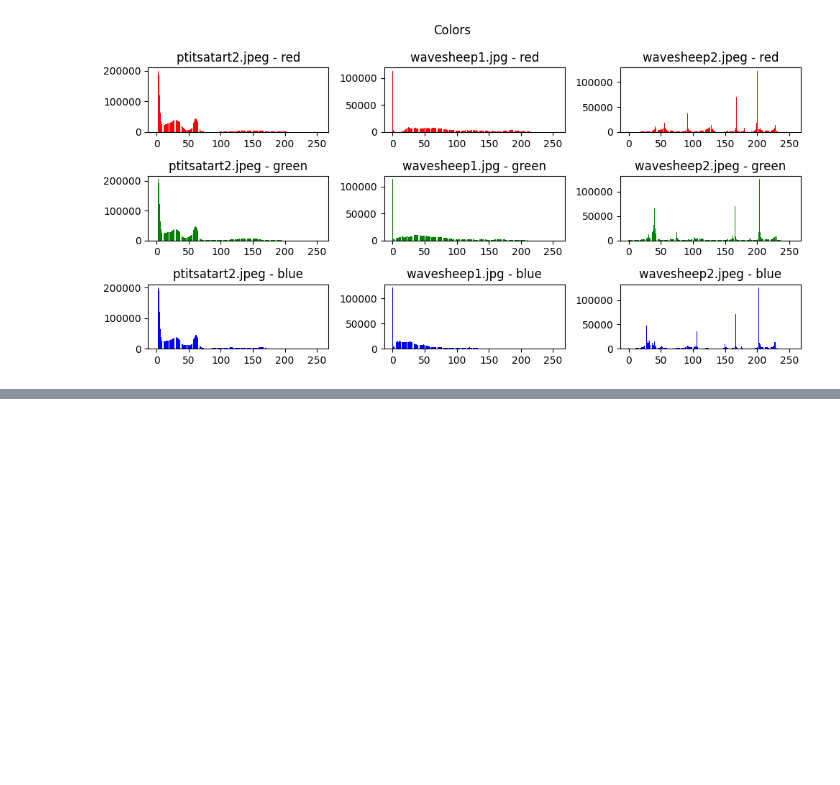
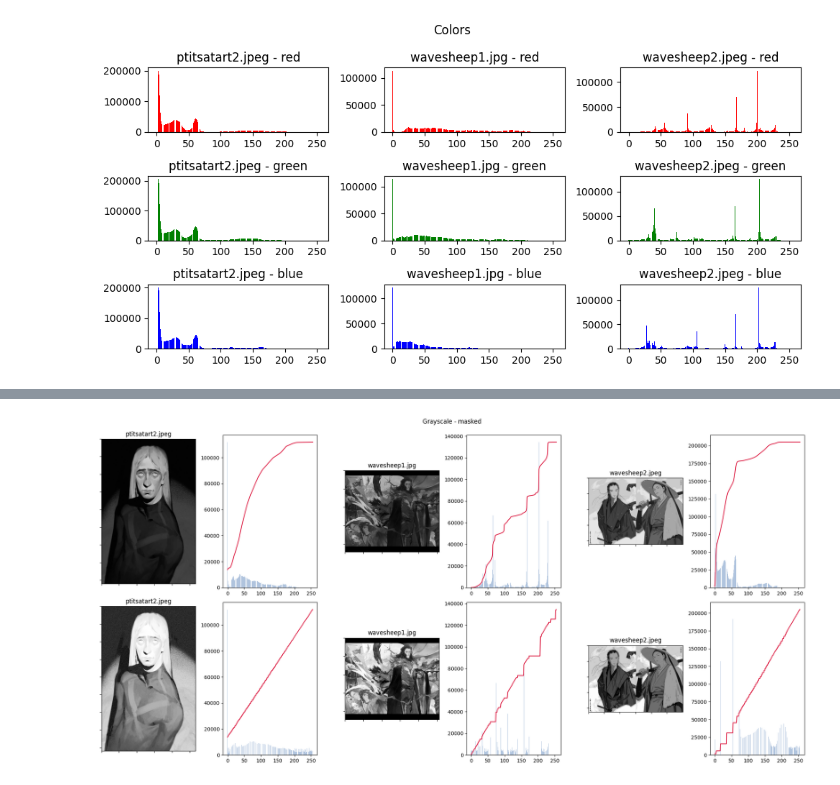
Before and after one commit to mshajarrazip/OpenCV-Notes, a Jupyter notebook: python/histogram.ipynb, the cells around one changed output, grey strips where cells are left out. Cells and saved outputs as stored; diff of their text form; code cells hidden in the pictures; blank space fills up the shorter version.

Commit message:
Played with equalization

```diff
--- a/python/histogram.ipynb
+++ b/python/histogram.ipynb
@@ -168,0 +171,40 @@ plt.show()
+# %%
+# using calcHist
+fig, ax = plt.subplots(2, img_count*2, figsize=(20, 10))
+
+for i, imset in enumerate(img_set):
+    basename, content = imset
+    h, w, img, img_rgb, img_gray = content
+    img_ = img_gray
+
+    histo = cv.calcHist([img_], [0], None, [256], [0, 256])
+
+    cdf = histo.cumsum()
+    cdf_normalized = cdf * float(histo.max()) / cdf.max()
+
+    show_image(
+        img_, ax=ax[0][i*2], title=f"{basename}", imshow_args={'cmap': 'gray'}
+    )
+    ax[0][(i*2)-1].plot(cdf_normalized, color='crimson', label = 'cdf')
+    ax[0][(i*2)-1].bar(range(256), histo.reshape(-1), color='lightsteelblue')
+
+    # The equalizer
+    cdf_m = np.ma.masked_equal(cdf,0)
+    cdf_m = (cdf_m - cdf_m.min())*255/(cdf_m.max()-cdf_m.min())
+    cdf = np.ma.filled(cdf_m,0).astype('uint8')
+
+    histo = cv.calcHist([cdf[img_]], [0], None, [256], [0, 256])
+
+    show_image(
+        cdf[img_], ax=ax[1][i*2], title=f"{basename}", imshow_args={'cmap': 'gray'}
+    )
+    cdf = histo.cumsum()
+    cdf_normalized = cdf * float(histo.max()) / cdf.max()
+    ax[1][(i*2)-1].plot(cdf_normalized, color='crimson', label = 'cdf')
+    ax[1][(i*2)-1].bar(range(256), histo.reshape(-1), color='lightsteelblue')
+
+fig.suptitle('Grayscale - masked')
+fig.tight_layout()
+
+plt.show()
+# %% [output]
@@ -168,0 +217 @@ plt.show()
+[figure, added]
```
Also changed, not shown: parts of 7 cells of this notebook.
